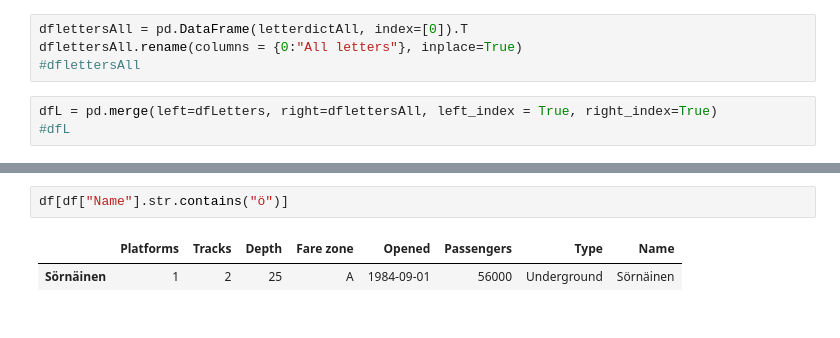
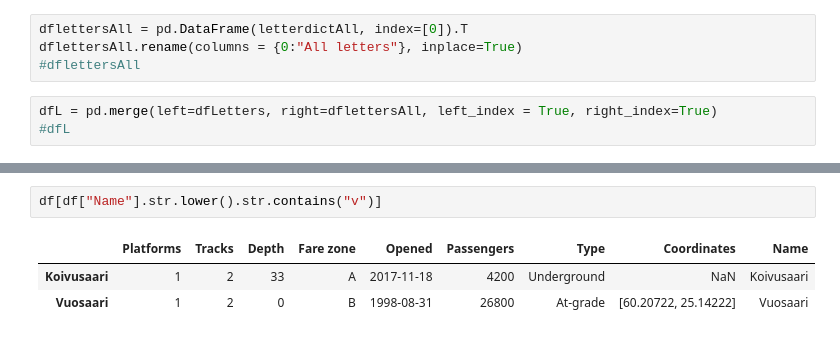
Before and after one commit to dmitryBuiskikh/Helsinki_metro_stations, a Jupyter notebook: Web-scraping Helsinki metro stations.ipynb, the cells around one changed output, grey strips where cells are left out. Saved outputs shown, nothing was run; the diff lists cells and outputs as text.

```diff
--- a/Web-scraping Helsinki metro stations.ipynb
+++ b/Web-scraping Helsinki metro stations.ipynb
@@ -471,7 +475,8 @@ fig.show()
 # %% [output]
 [interactive output not drawn]
 # %%
-df[df["Name"].str.contains("ö")]
+df[df["Name"].str.lower().str.contains("v")]
 # %% [output]
-|  | Platforms | Tracks | Depth | Fare zone | Opened | Passengers | Type | Name |
-| Sörnäinen | 1 | 2 | 25 | A | 1984-09-01 | 56000 | Underground | Sörnäinen |
+|  | Platforms | Tracks | Depth | Fare zone | Opened | Passengers | Type | Coordinates | Name |
+| Koivusaari | 1 | 2 | 33 | A | 2017-11-18 | 4200 | Underground | NaN | Koivusaari |
+| Vuosaari | 1 | 2 | 0 | B | 1998-08-31 | 26800 | At-grade | [60.20722, 25.14222] | Vuosaari |
```
Also changed, not shown: parts of 8 cells of this notebook.
